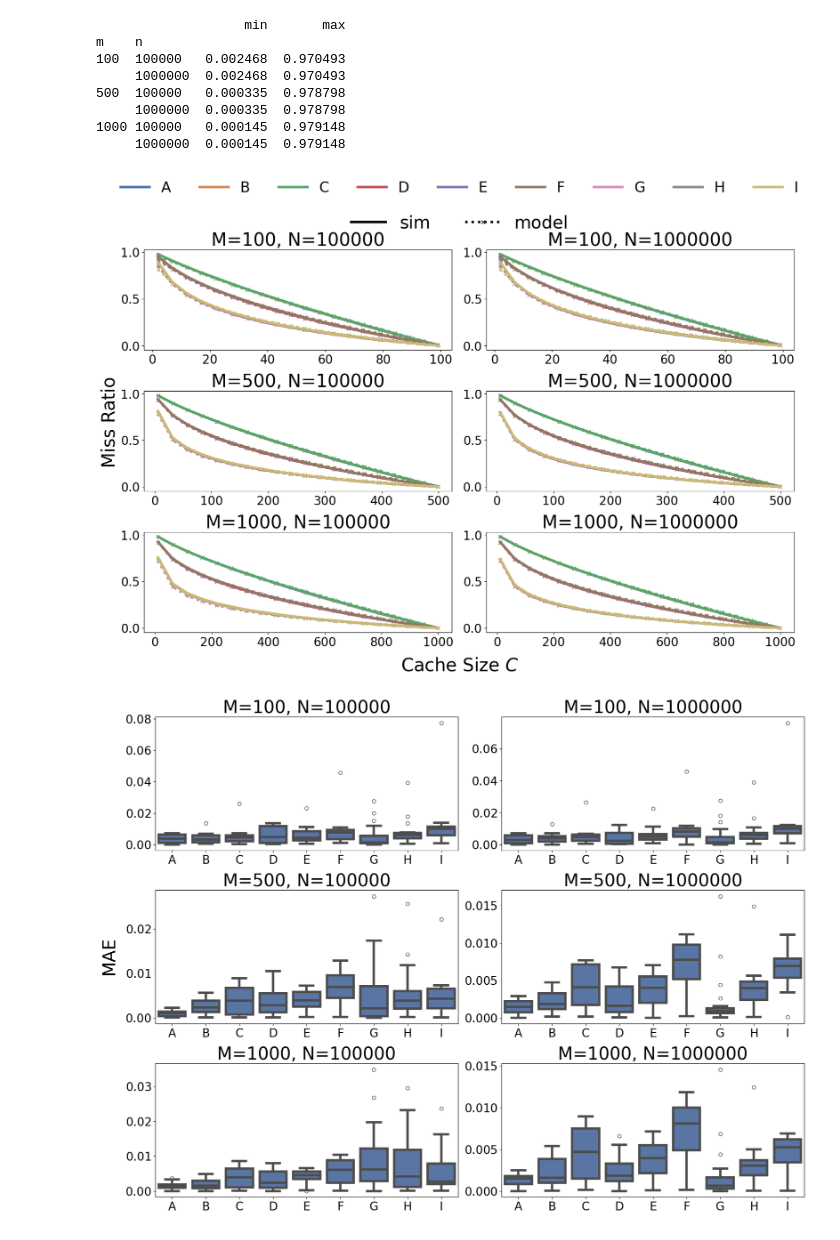
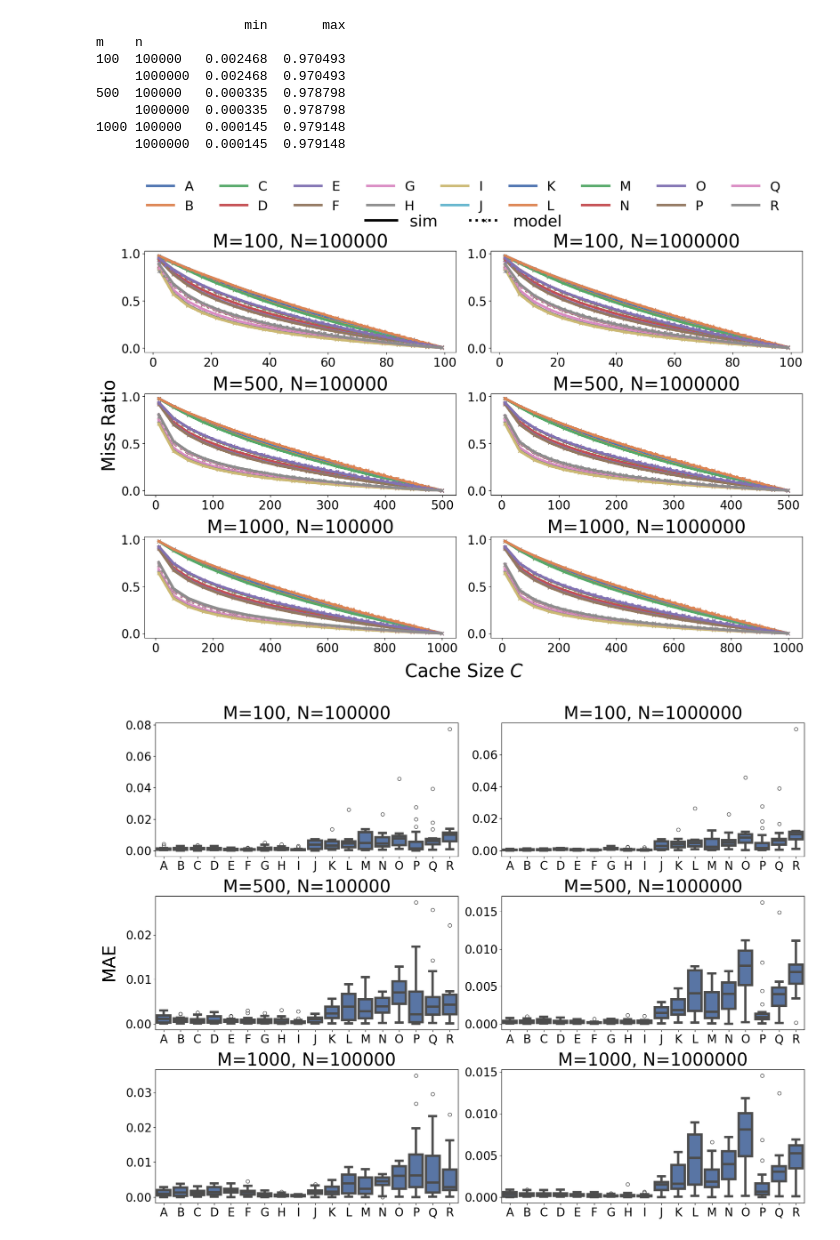
Before and after one commit to Effygal/cache-modeling, a Jupyter notebook: mrc-analysis.ipynb, the cells around one changed output. Saved outputs shown, nothing was run; the diff lists cells and outputs as text; code cells hidden in the pictures.

Commit message:
Fix labels

```diff
--- a/mrc-analysis.ipynb
+++ b/mrc-analysis.ipynb
@@ -641,21 +641,36 @@ m    n
 alphas = sorted(df_mr["alpha"].unique())
 ks = sorted(df_mr["K"].unique())
 
-labels = ['A','B','C','D','E','F','G','H','I']
-pairs = list(itertools.product(alphas, ks))  # (alpha, K) → label
+labels_irm = ['A','B','C','D','E','F','G','H','I']
+labels_he  = ['J','K','L','M','N','O','P','Q','R']
+labels = labels_irm + labels_he
+
+wkls = ['IRM', 'HE']
+pairs = list(itertools.product(wkls, alphas, ks))
 label_map = {pk: lab for pk, lab in zip(pairs, labels)}
 
 rows = []
 for r in df_mr.itertuples():
-    lab = label_map[(r.alpha, r.K)]
+    lab_irm = label_map[('IRM', r.alpha, r.K)]
+    lab_he  = label_map[('HE',  r.alpha, r.K)]
     rows.append({
         "m": r.m, "n": r.n, "C": r.C,
-        "label": lab, "type": "sim",
+        "label": lab_irm, "type": "sim",
+        "pmiss": r.mr_irm_sim
+    })
+    rows.append({
+        "m": r.m, "n": r.n, "C": r.C,
+        "label": lab_irm, "type": "model",
+        "pmiss": r.mr_irm_model
+    })
+    rows.append({
+        "m": r.m, "n": r.n, "C": r.C,
+        "label": lab_he, "type": "sim",
         "pmiss": r.mr_he_sim
     })
     rows.append({
         "m": r.m, "n": r.n, "C": r.C,
-        "label": lab, "type": "model",
+        "label": lab_he, "type": "model",
         "pmiss": r.mr_he_model
     })
 df_plot = pd.DataFrame(rows)
@@ -705,8 +720,8 @@ fig.legend(
     handle_color, labels,
     loc='upper center',
     bbox_to_anchor=(0.5, 0.99),
-    ncol=len(labels),
-    fontsize=font_ticks+4,
+    ncol=9,
+    fontsize=font_ticks+2,
     frameon=False,
 )
 
@@ -715,7 +730,7 @@ fig.legend(
     loc='upper center',
     bbox_to_anchor=(0.5, 0.93),
     ncol=2,
-    fontsize=font_ticks+9,
+    fontsize=font_ticks+6,
     frameon=False,
 )
 
@@ -725,50 +740,62 @@ fig.text(-0.02, 0.5, 'Miss Ratio', va='center', rotation='vertical', fontsize=fo
 fig.tight_layout(rect=[0, 0.05, 1, 0.88])
 plt.savefig("figures/ranclock-mrcs.pdf", bbox_inches='tight')
 # %% [output]
-[figure, old version]
+[figure, new version]
 # %%
+from matplotlib.ticker import ScalarFormatter
+
 alphas = sorted(df_err["alpha"].unique())
 ks = sorted(df_err["K"].unique())
-labels = ['A','B','C','D','E','F','G','H','I']
-pairs = list(itertools.product(alphas, ks))
+
+labels_irm = ['A','B','C','D','E','F','G','H','I']
+labels_he  = ['J','K','L','M','N','O','P','Q','R']
+labels = labels_irm + labels_he
+
+wkls = ['IRM', 'HE']
+pairs = list(itertools.product(wkls, alphas, ks))  # (wkl, alpha, K)
 mapping = {pk: lab for pk, lab in zip(pairs, labels)}
-order = sorted(mapping.values())
+order = labels  # already in desired order
 
 rows = []
 for r in df_err.itertuples():
     rows.append({
-        "m": r.m,
-        "n": r.n,
-        "C": r.C,
+        "m": r.m, "n": r.n, "C": r.C,
+        "workload": "IRM",
+        "error": r.error_irm,
+        "method_param": ("IRM", r.alpha, r.K)
+    })
+    rows.append({
+        "m": r.m, "n": r.n, "C": r.C,
+        "workload": "HE",
         "error": r.error_he,
-        "method_param": (r.alpha, r.K)
+        "method_param": ("HE", r.alpha, r.K)
     })
-df_err_he = pd.DataFrame(rows)
+df_err_long = pd.DataFrame(rows)
+df_err_long["short"] = df_err_long["method_param"].map(mapping)
 
 M_list = ms
 n_list = ns
 
 fig2, axes2 = plt.subplots(len(M_list), len(n_list), figsize=(18, 14),
                            sharex=False, sharey=False)
 
 for i, M in enumerate(M_list):
     for j, n in enumerate(n_list):
         ax2 = axes2[i, j]
-        cell = df_err_he[(df_err_he.m == M) & (df_err_he.n == n)].copy()
-        cell['short'] = cell['method_param'].map(mapping)
+        cell = df_err_long[(df_err_long.m == M) & (df_err_long.n == n)].copy()
         sns.boxplot(x='short', y='error', data=cell, ax=ax2,
                     linewidth=line_width, order=order)
         ax2.set_title(f"M={M}, N={n}", fontsize=font_axes)
         ax2.tick_params(labelsize=font_ticks)
         ax2.set_xlabel('')
         ax2.set_ylabel('')
         ax2.yaxis.set_major_formatter(ScalarFormatter(useMathText=True))
-        ax2.set_xticklabels(order, fontsize=font_ticks)
+        ax2.set_xticklabels(order, fontsize=font_ticks, rotation=0)
 
 fig2.text(0.025, 0.5, 'MAE', va='center', rotation='vertical',
           fontsize=font_axes)
 
 plt.tight_layout(rect=[0.05, 0.05, 0.97, 0.95])
 plt.savefig("figures/ranclock-maes.pdf", bbox_inches='tight')
 # %% [output]
-[figure, old version]
+[figure, new version]
```
Also changed, not shown: parts of 1 cell of this notebook.
